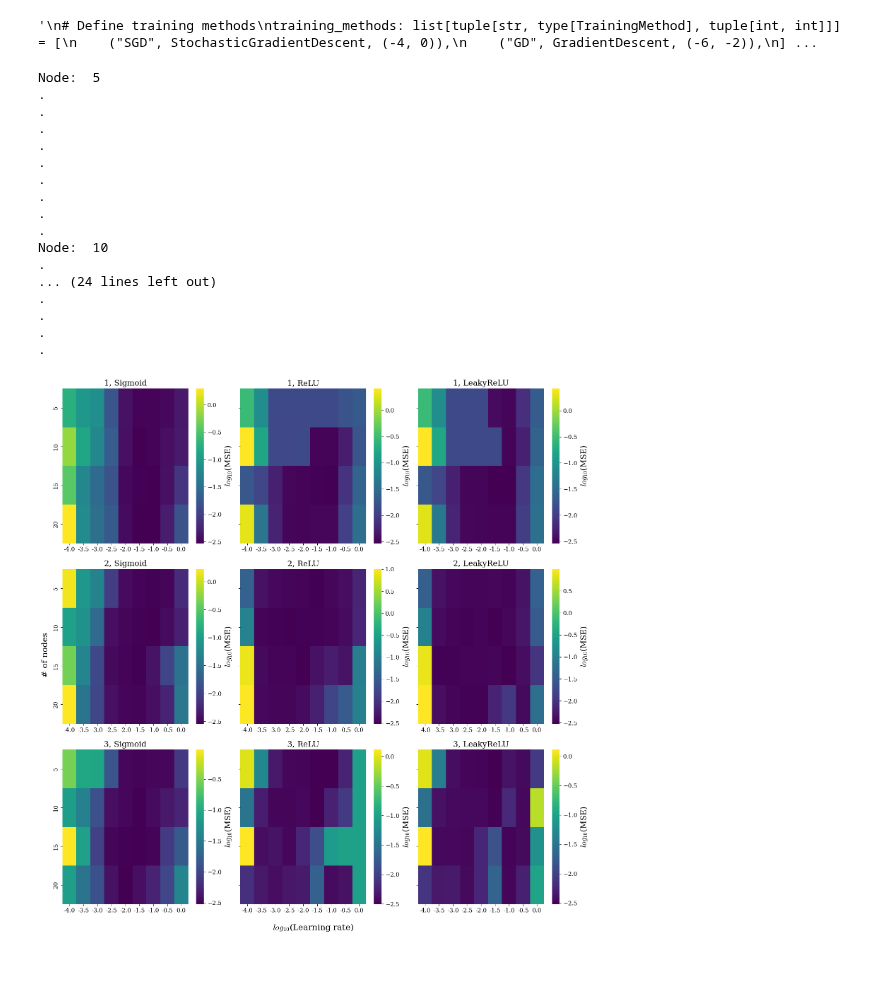
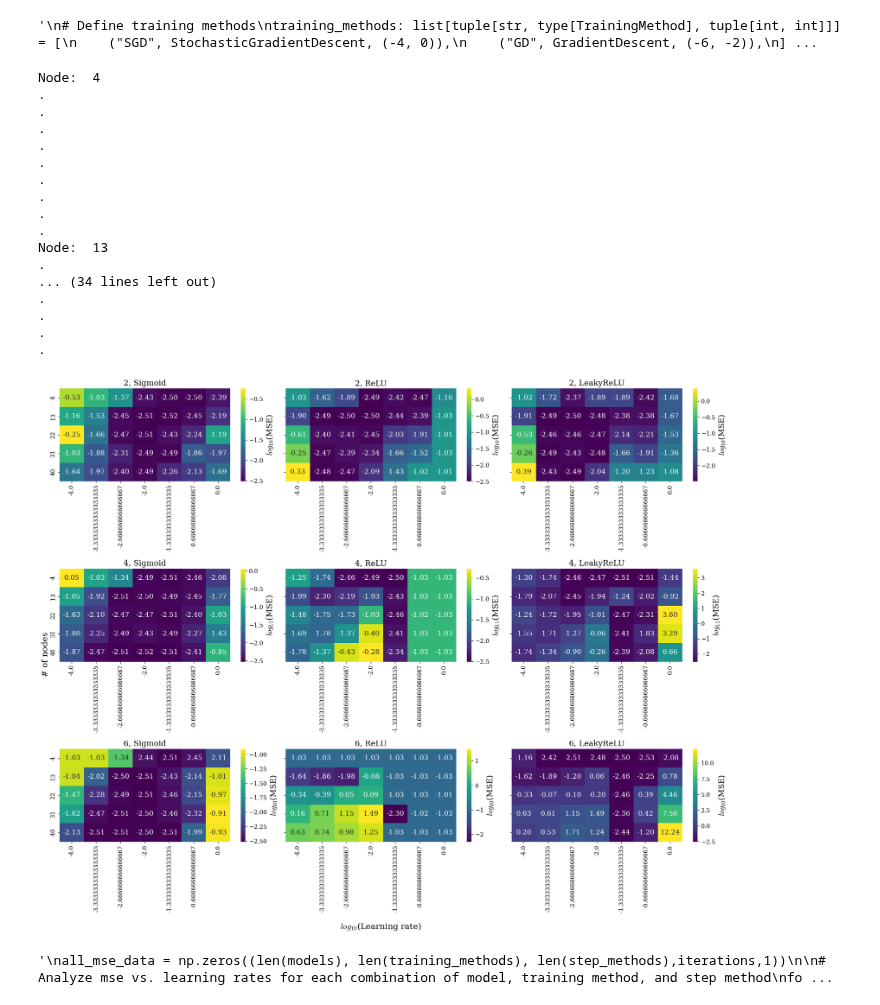
Before and after one commit to HeineEH/FYS-STK3155_Project2, a Jupyter notebook: code/exercise_2d.ipynb, the cells around one changed output. Cells and saved outputs as stored; diff of their text form; code cells hidden in the pictures; blank space fills up the shorter version.

Commit message:
Begun exercise e and new plot, exercise d

```diff
--- a/code/exercise_2d.ipynb
+++ b/code/exercise_2d.ipynb
@@ -49,8 +39,8 @@ ols_model = make_pipeline(
 # %%
 # Define models
 
-nodes = list(range(5,25,5))
-hidden_layers = [1,2,3]
+nodes = list(range(4,41,9))
+hidden_layers = [2,4,6]
 
 activation_funcs = [
     ("Sigmoid", Sigmoid()),
@@ -77,13 +67,13 @@ step_methods: list[tuple[str, StepMethod]] = [
 # %% [output]
 '\n# Define training methods\ntraining_methods: list[tuple[str, type[TrainingMethod], tuple[int, int]]] = [\n    ("SGD", StochasticGradientDescent, (-4, 0)),\n    ("GD", GradientDescent, (-6, -2)),\n] ...
 # %%
-n_learning_rates = 9
+n_learning_rates = 7
 iterations = 3000
 all_mse_data = np.zeros((len(nodes), len(hidden_layers), len(activation_funcs),n_learning_rates))
 
 # Analyze mse vs. learning rate and number of nodes for different numbers of hidden layers and activation functions.
 for i, n_nodes in enumerate(nodes):
-    print("Node: ",n_nodes)
+    print("\nNode: ",n_nodes, end="")
     for j, n_hidden_layers in enumerate(hidden_layers):
         for k, (name,activation_func) in enumerate(activation_funcs):
             _,training_method, (min_log_lr,max_log_lr) = training_methods
@@ -110,10 +100,10 @@ for i, n_nodes in enumerate(nodes):
                 learning_rates,
                 iterations,
             )
-            print(".")
+            print(".",end="")
             all_mse_data[i][j][k] = mse_data
 # %% [output]
-Node:  5
+Node:  4
 .
 .
 .
@@ -123,9 +113,9 @@ Node:  5
 .
 .
 .
-Node:  10
+Node:  13
 .
-... (24 lines left out)
+... (34 lines left out)
 .
 .
 .
@@ -133,29 +123,30 @@ Node:  10
 # %%
 # Plot MSE vs. learning rates for each model
 
 import seaborn as sns
 
-fig, axes = plt.subplots(len(hidden_layers), len(activation_funcs), figsize=(16, 16), sharey=True)
+fig, axes = plt.subplots(len(hidden_layers), len(activation_funcs), figsize=(20, 16), sharey=True)
 for j,n_hidden_layers in enumerate(hidden_layers):
     for k, (name,activation_func) in enumerate(activation_funcs):
         mse_data = all_mse_data[:,j,k,:]
         sns.heatmap(
             np.log10(np.array(mse_data)),
             ax = axes[j,k],
             fmt=".2f",
             annot=True,
             cmap="viridis",
-            xticklabels=np.log10(np.array(learning_rates)),
+            xticklabels=np.round(np.log10(np.array(learning_rates)),1),
             yticklabels=nodes,cbar_kws={"label": r"$log_{10}$(MSE)"}
             )
         axes[j,k].set_title(fr"{n_hidden_layers}, {name}")
+        axes[j,k]
 
     fig.supxlabel(r"$log_{10}$(Learning rate)")
     fig.supylabel("# of nodes")
-plt.savefig("../figs/mse_vs_lr_nodes.pdf")
+plt.savefig("../figs/mse_vs_lr_nodes(2).pdf")
 plt.show()
 # %% [output]
-[figure, old version]
+[figure, new version]
 # %%
 '''
 all_mse_data = np.zeros((len(models), len(training_methods), len(step_methods),iterations,1))
@@ -212,3 +203,5 @@ fig.legend(
 plt.savefig("../figs/mse_vs_iterations_max_lr.pdf")
 plt.show()
 '''
+# %% [output]
+'\nall_mse_data = np.zeros((len(models), len(training_methods), len(step_methods),iterations,1))\n\n# Analyze mse vs. learning rates for each combination of model, training method, and step method\nfo ...
```
Also changed, not shown: parts of 2 cells of this notebook, 3 other files.
